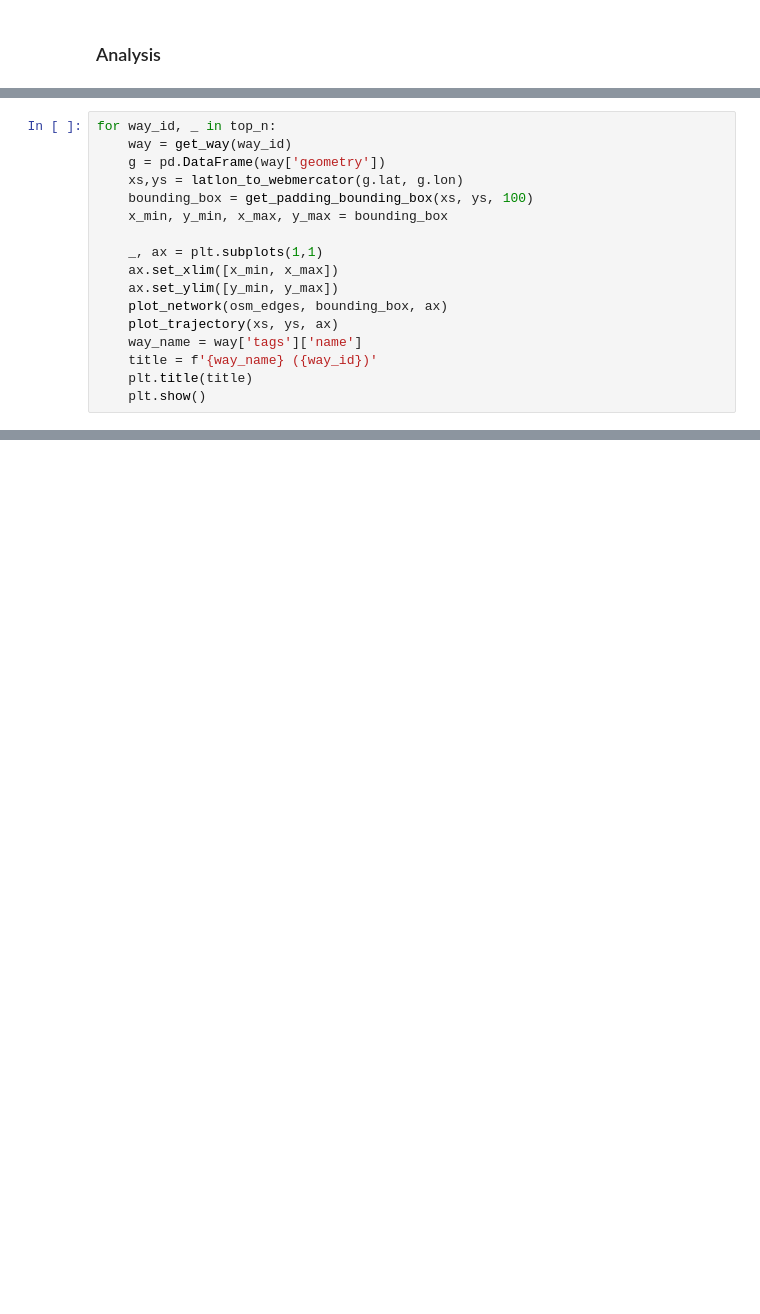
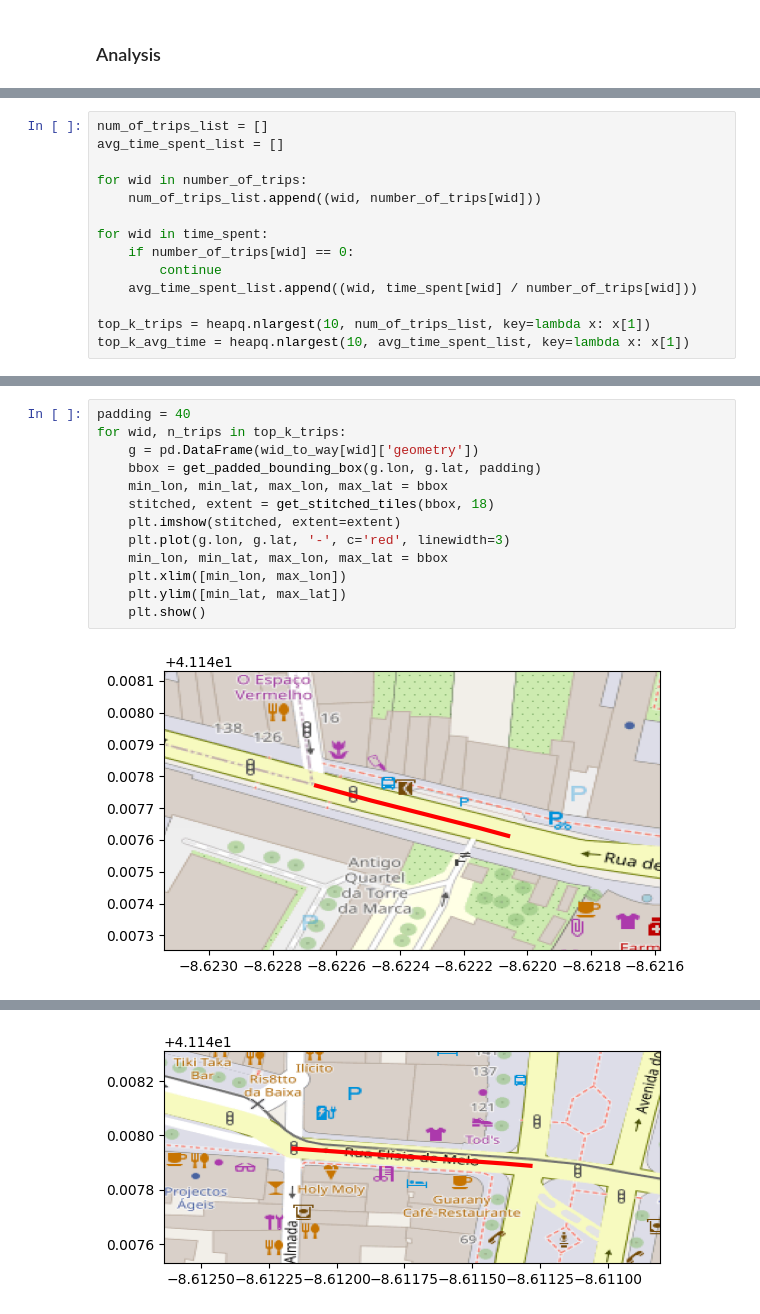
Before and after one commit to lennardkorte/urban-computing-project2, a Jupyter notebook: Task5.ipynb, the cells around one changed output, grey strips where cells are left out. Saved outputs shown, nothing was run; the diff lists cells and outputs as text; blank space fills up the shorter version.

```diff
--- a/Task5.ipynb
+++ b/Task5.ipynb
@@ -214,2 +450,16 @@ top_n
+# %%
+num_of_trips_list = []
+avg_time_spent_list = []
+
+for wid in number_of_trips:
+    num_of_trips_list.append((wid, number_of_trips[wid]))
+
+for wid in time_spent:
+    if number_of_trips[wid] == 0:
+        continue
+    avg_time_spent_list.append((wid, time_spent[wid] / number_of_trips[wid]))
+
+top_k_trips = heapq.nlargest(10, num_of_trips_list, key=lambda x: x[1])
+top_k_avg_time = heapq.nlargest(10, avg_time_spent_list, key=lambda x: x[1])
 # %% [markdown]
 ### Viz top 10
@@ -219,17 +465,0 @@ top_n
-# %%
-for way_id, _ in top_n:
-    way = get_way(way_id)
-    g = pd.DataFrame(way['geometry'])
-    xs,ys = latlon_to_webmercator(g.lat, g.lon)
-    bounding_box = get_padding_bounding_box(xs, ys, 100)
-    x_min, y_min, x_max, y_max = bounding_box
-
-    _, ax = plt.subplots(1,1)
-    ax.set_xlim([x_min, x_max])
-    ax.set_ylim([y_min, y_max])
-    plot_network(osm_edges, bounding_box, ax)
-    plot_trajectory(xs, ys, ax)
-    way_name = way['tags']['name']
-    title = f'{way_name} ({way_id})'
-    plt.title(title)
-    plt.show()
@@ -246,0 +468,15 @@ for way_id, _ in top_n:
+# %%
+padding = 40
+for wid, n_trips in top_k_trips:
+    g = pd.DataFrame(wid_to_way[wid]['geometry'])
+    bbox = get_padded_bounding_box(g.lon, g.lat, padding)
+    min_lon, min_lat, max_lon, max_lat = bbox
+    stitched, extent = get_stitched_tiles(bbox, 18)
+    plt.imshow(stitched, extent=extent)
+    plt.plot(g.lon, g.lat, '-', c='red', linewidth=3)
+    min_lon, min_lat, max_lon, max_lat = bbox
+    plt.xlim([min_lon, max_lon])
+    plt.ylim([min_lat, max_lat])
+    plt.show()
+# %% [output]
+[figure, added]
@@ -246,0 +484 @@ for way_id, _ in top_n:
+[figure, added]
```
Also changed, not shown: parts of 27 cells of this notebook.
